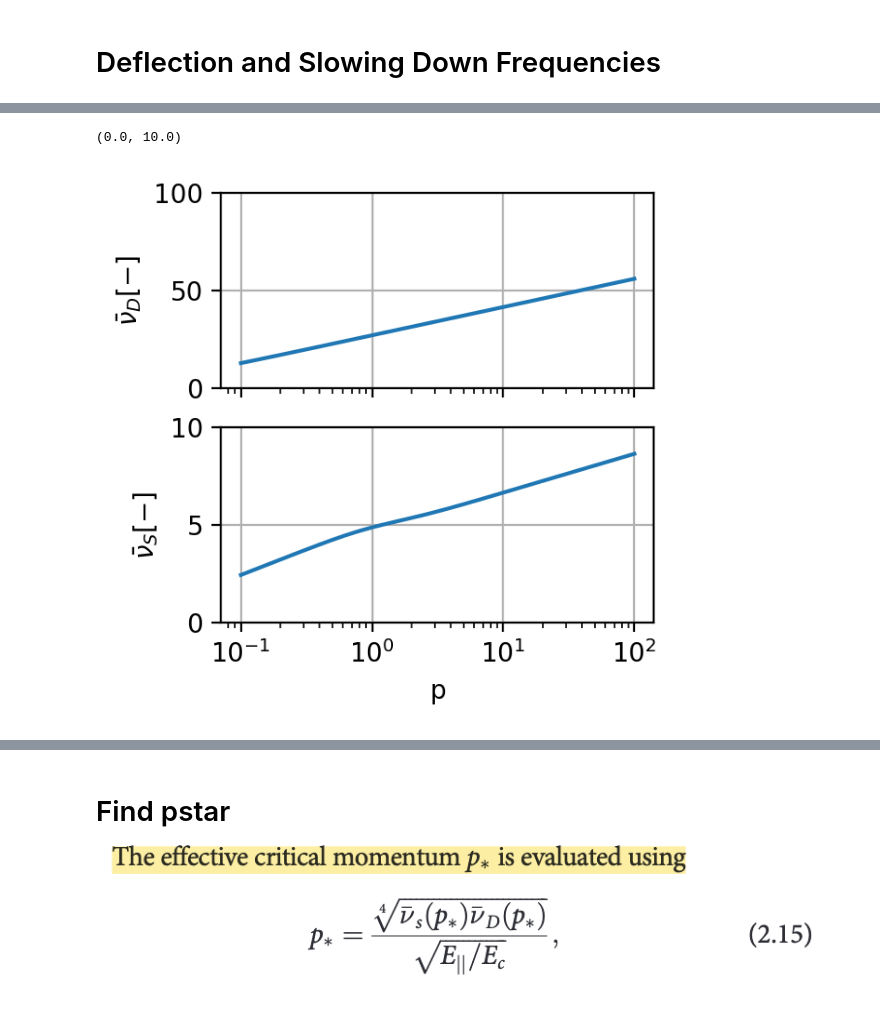
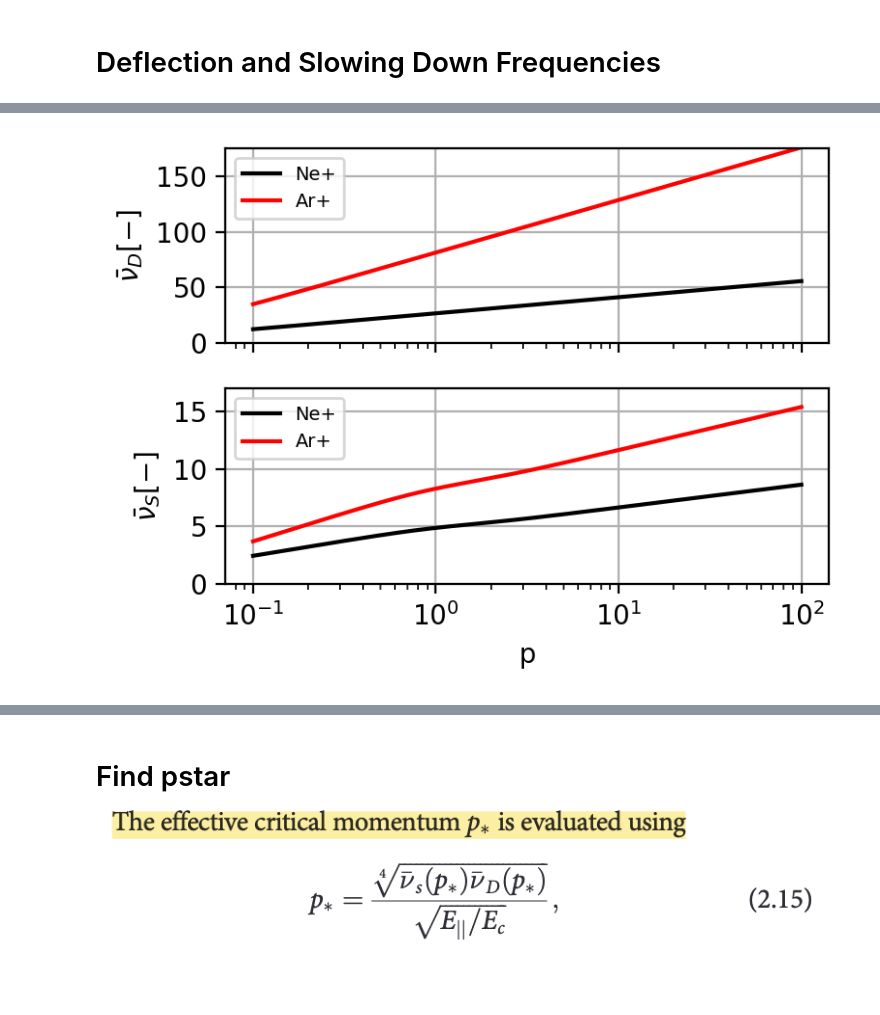
Before and after one commit to ridatta/RE_Solver, a Jupyter notebook: critical_momentum.ipynb, the cells around one changed output, grey strips where cells are left out. Saved outputs shown, nothing was run; the diff lists cells and outputs as text; code cells hidden in the pictures.

```diff
--- a/critical_momentum.ipynb
+++ b/critical_momentum.ipynb
@@ -87,38 +95,53 @@ def get_nuD_nuS(p,Z,Z0,nj,T): # Presently Implemented for Neon
 # Add the function for Argon
 # %%
 # Inputs
-p = np.logspace(-1,2,1000)
-Z = np.array([1,10]); # Max. Ionization
-Z0 = np.array([1,1]); # Ionization Level
-nj = np.array([0,1e20]); # Density
-T = 10;
+p_Ne = np.logspace(-1,2,1000)
+Z_Ne = np.array([1,10]); # Max. Ionization
+Z0_Ne = np.array([1,1]); # Ionization Level
+nj_Ne = np.array([0,1e20]); # Density
+T_Ne = 10;
 
-nuD, nuS = get_nuD_nuS(p,Z,Z0,nj,T)
+nuD_Ne, nuS_Ne = get_nuD_nuS(p_Ne,Z_Ne,Z0_Ne,nj_Ne,T_Ne,element='Ne')
+
+p_Ar = np.logspace(-1,2,1000)
+Z_Ar = np.array([1,18]); # Max. Ionization
+Z0_Ar = np.array([1,1]); # Ionization Level
+nj_Ar = np.array([0,1e20]); # Density
+T_Ar = 10;
+
+nuD_Ar, nuS_Ar = get_nuD_nuS(p_Ar,Z_Ar,Z0_Ar,nj_Ar,T_Ar,element='Ar')
 # %%
-fig, axs = plt.subplots(2,1,dpi=200,sharex=True,figsize=(3,3))
+fig, axs = plt.subplots(2,1,dpi=200,sharex=True,figsize=(4,3))
 
-axs[0].plot(p,nuD)
-axs[1].plot(p,nuS)
+
+axs[0].plot(p_Ne,nuD_Ne, color='k', label='Ne+')
+axs[1].plot(p_Ne,nuS_Ne, color='k', label='Ne+')
+axs[0].plot(p_Ar,nuD_Ar, color='r', label='Ar+')
+axs[1].plot(p_Ar,nuS_Ar, color='r', label='Ar+')
 
 axs[0].set_ylabel('$\\bar{\\nu}_D [-]$')
 axs[1].set_ylabel('$\\bar{\\nu}_S [-]$')
 
-for ii in range(axs.shape[0]):
-    axs[ii].grid()
-    axs[ii].set_xscale('log')
+for ax in axs:
+    ax.grid()
+    ax.set_xscale('log')
+    ax.legend(fontsize=7, loc='upper left')
 
 axs[-1].set_xlabel('p')
-axs[0].set_ylim([0,100])
-axs[1].set_ylim([0,10])
+axs[0].set_ylim([0,175])
+axs[0].set_yticks([0,50,100,150])
+axs[1].set_ylim([0,17])
+axs[1].set_yticks([0, 5, 10, 15])
 
+#plt.legend(fontsize=7, loc='upper left')
+plt.tight_layout()
 
 # Compare (Hesslow + 2018 Fig. 1)
 
 # data = np.loadtxt(RE_path + '/data/HesslowNenuD.csv',delimiter=',')
 # axs[0].plot(data[:,0],data[:,1],'rx')
 
 # data = np.loadtxt(RE_path + '/data/HesslowNenuS.csv',delimiter=',')
 # axs[1].plot(data[:,0],data[:,1],'rx')
 # %% [output]
-(0.0, 10.0)
-[figure, old version]
+[figure, new version]
```
Also changed, not shown: parts of 6 cells of this notebook, 3 other files.
